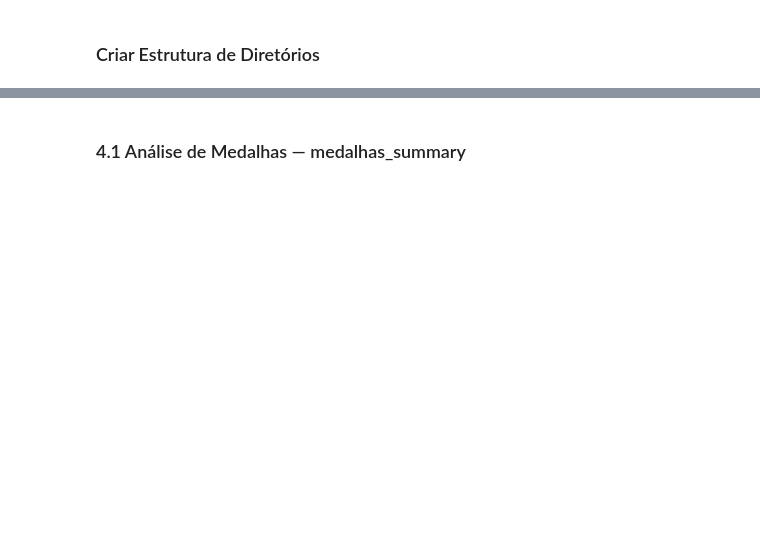
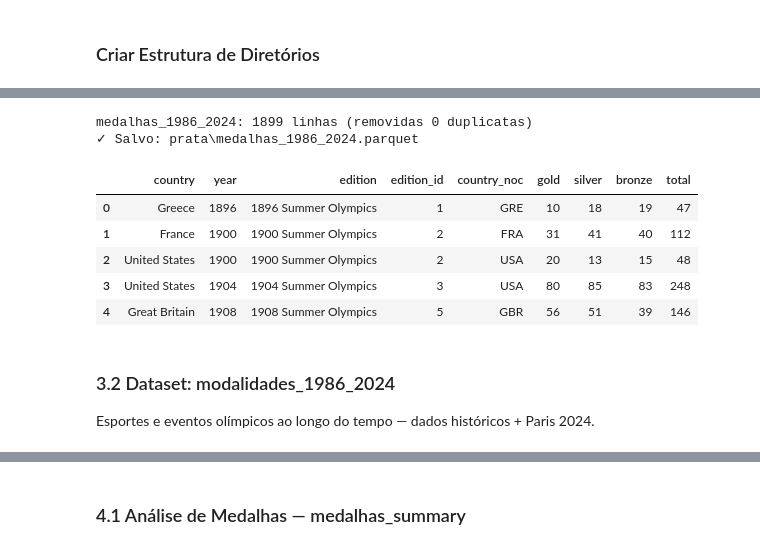
Before and after one commit to bergsantana/olympics_datalake, a Jupyter notebook: datalake_pipeline.ipynb, the cells around one changed output, grey strips where cells are left out. Saved outputs shown, nothing was run; the diff lists cells and outputs as text; code cells hidden in the pictures; blank space fills up the shorter version.

```diff
--- a/datalake_pipeline.ipynb
+++ b/datalake_pipeline.ipynb
@@ -520,0 +527,42 @@ print('\nCamada PRATA concluida.')
+# %%
+# Unificar: selecionar colunas comuns
+common_cols = ['year', 'edition', 'edition_id', 'country_noc', 'gold', 'silver', 'bronze', 'total']
+
+# Adicionar coluna 'country' ao histórico se existir
+hist_cols = [c for c in common_cols if c in df_tally_hist.columns]
+tally_2024_cols = [c for c in common_cols if c in tally_2024.columns]
+
+# Se a coluna 'country' existe no histórico, incluí-la
+if 'country' in df_tally_hist.columns:
+    hist_cols = ['country'] + hist_cols if 'country' not in hist_cols else hist_cols
+
+df_medalhas = pd.concat([
+    df_tally_hist[hist_cols],
+    tally_2024[tally_2024_cols],
+], ignore_index=True)
+
+# Deduplicação
+before = len(df_medalhas)
+df_medalhas = df_medalhas.drop_duplicates().reset_index(drop=True)
+after = len(df_medalhas)
+print(f"medalhas_1986_2024: {after} linhas (removidas {before - after} duplicatas)")
+
+# Salvar
+prata_path = PRATA_DIR / "medalhas_1986_2024.parquet"
+df_medalhas.to_parquet(prata_path, index=False, engine='pyarrow')
+print(f"✓ Salvo: {prata_path.relative_to(DATALAKE_DIR)}")
+
+df_medalhas.head()
+# %% [output]
+medalhas_1986_2024: 1899 linhas (removidas 0 duplicatas)
+✓ Salvo: prata\medalhas_1986_2024.parquet
+|  | country | year | edition | edition_id | country_noc | gold | silver | bronze | total |
+| 0 | Greece | 1896 | 1896 Summer Olympics | 1 | GRE | 10 | 18 | 19 | 47 |
+| 1 | France | 1900 | 1900 Summer Olympics | 2 | FRA | 31 | 41 | 40 | 112 |
+| 2 | United States | 1900 | 1900 Summer Olympics | 2 | USA | 20 | 13 | 15 | 48 |
+| 3 | United States | 1904 | 1904 Summer Olympics | 3 | USA | 80 | 85 | 83 | 248 |
+| 4 | Great Britain | 1908 | 1908 Summer Olympics | 5 | GBR | 56 | 51 | 39 | 146 |
+# %% [markdown]
+### 3.2 Dataset: modalidades_1986_2024
+
+Esportes e eventos olímpicos ao longo do tempo — dados históricos + Paris 2024.
```
Also changed, not shown: parts of 61 cells of this notebook.
